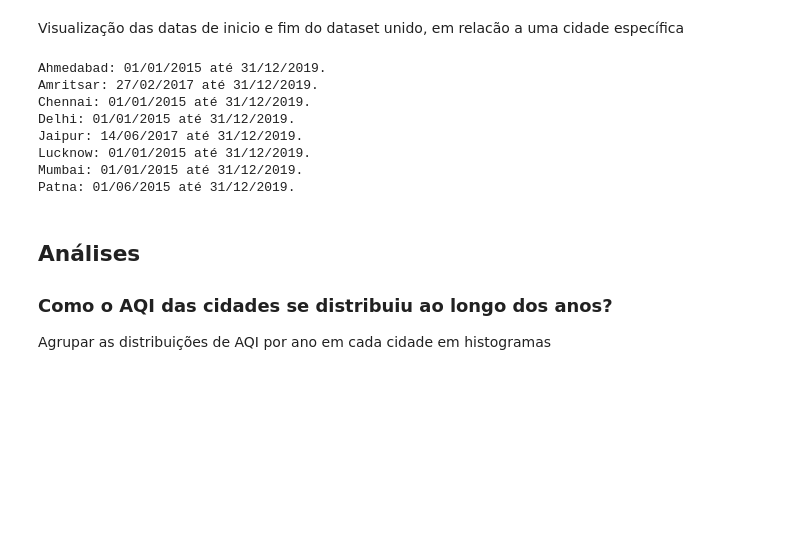
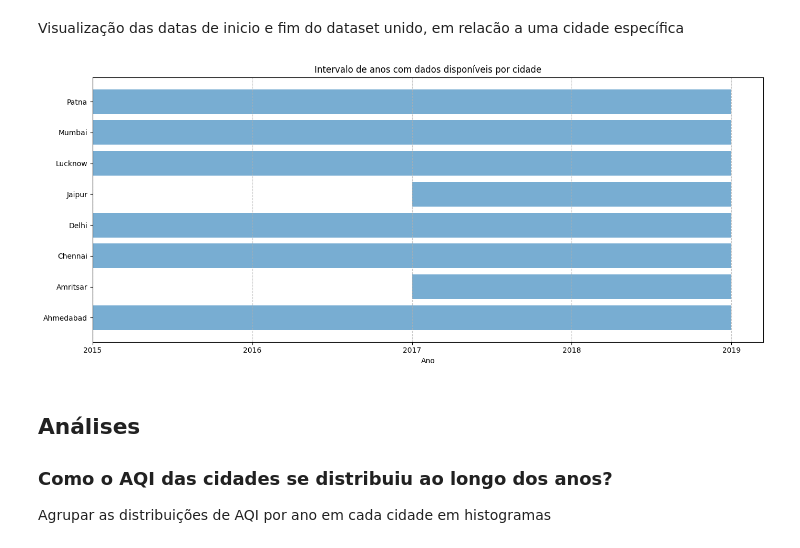
Before and after one commit to raphaelramosds/dca3501-project, a Jupyter notebook: assignments/Trabalho 1 - Parte II - Projeto de Analise de Dados.ipynb, the cells around one changed output. Saved outputs shown, nothing was run; the diff lists cells and outputs as text; code cells hidden in the pictures; blank space fills up the shorter version.

Commit message:
feat:  better visualize years range
Co-authored-by: Vitor Gabriel <vitorgabriel27@users.noreply.github.com>

```diff
--- a/assignments/Trabalho 1 - Parte II - Projeto de Analise de Dados.ipynb
+++ b/assignments/Trabalho 1 - Parte II - Projeto de Analise de Dados.ipynb
@@ -60,23 +60,38 @@ dtypes: float64(31), object(7)
 memory usage: 3.7+ MB
 # %% [markdown]
 Visualização das datas de inicio e fim do dataset unido, em relacão a uma cidade específica
-# %%
-for city in common_cities:
-    df_filtered_by_city = df[df['City'] == city].copy()
-    print('{}: {} até {}.'.format(
-        city,
-        fmt_date(df_filtered_by_city['Date'].min()),
-        fmt_date(df_filtered_by_city['Date'].max()),
-    ))
-# %% [output]
-Ahmedabad: 01/01/2015 até 31/12/2019.
-Amritsar: 27/02/2017 até 31/12/2019.
-Chennai: 01/01/2015 até 31/12/2019.
-Delhi: 01/01/2015 até 31/12/2019.
-Jaipur: 14/06/2017 até 31/12/2019.
-Lucknow: 01/01/2015 até 31/12/2019.
-Mumbai: 01/01/2015 até 31/12/2019.
-Patna: 01/06/2015 até 31/12/2019.
+# %%
+# Supondo que a coluna 'Date' já esteja em datetime
+df['Date'] = pd.to_datetime(df['Date'])
+
+start_dates = []
+end_dates = []
+delta = []
+
+for city in common_cities:
+    df_filtered_by_city = df[df['City'] == city]
+    dates = df_filtered_by_city['Date']
+    y_min = dates.min().year
+    y_max = dates.max().year
+    start_dates.append(y_min)
+    end_dates.append(y_max)
+    delta.append(y_max - y_min)
+
+# Definindo o menor e maior ano para os ticks do eixo x
+x_min = min(start_dates)
+x_max = max(end_dates)
+
+# Gráfico
+plt.figure(figsize=(14, 6))
+plt.barh(y=common_cities, width=delta, left=start_dates, alpha=0.6)
+plt.xlabel("Ano")
+plt.title("Intervalo de anos com dados disponíveis por cidade")
+plt.xticks(ticks=range(x_min, x_max + 1))  # Apenas anos inteiros
+plt.grid(True, axis='x', linestyle='--', alpha=0.7)
+plt.tight_layout()
+plt.show()
+# %% [output]
+[figure, added]
 # %% [markdown]
 ## Análises
 
```
